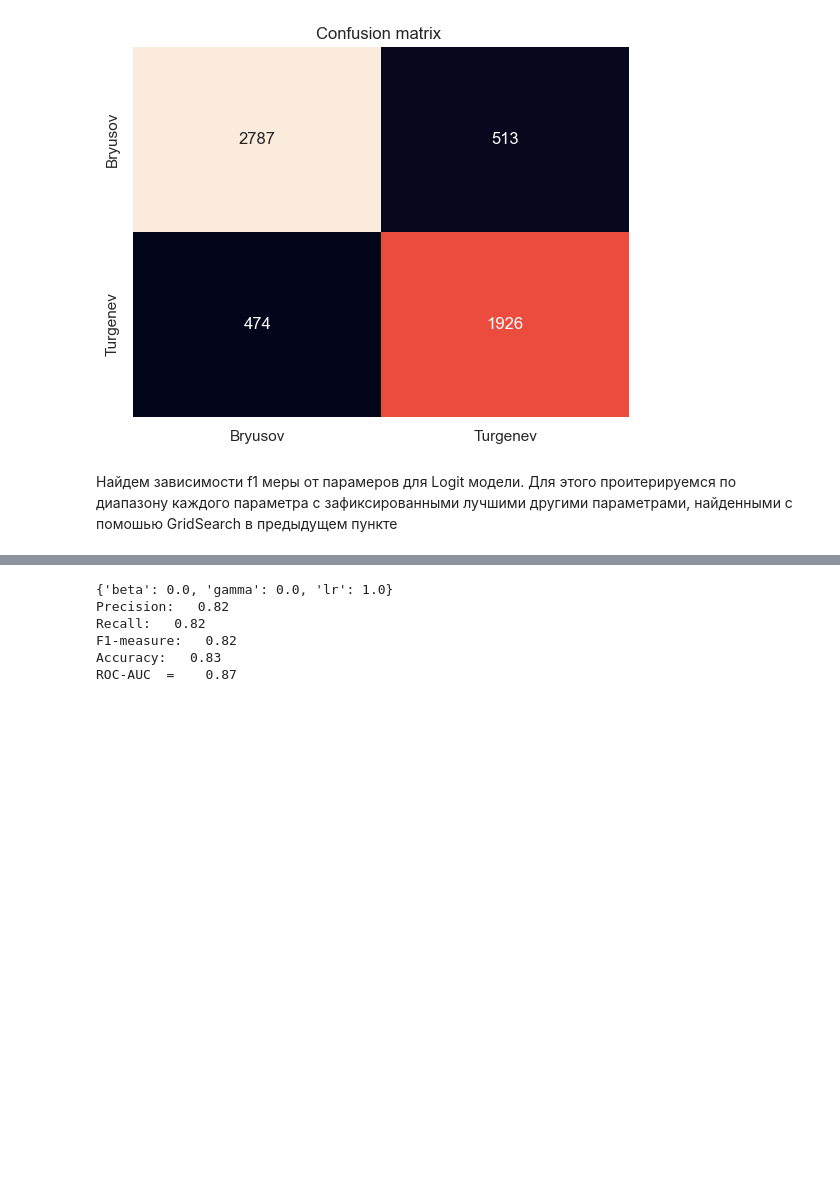
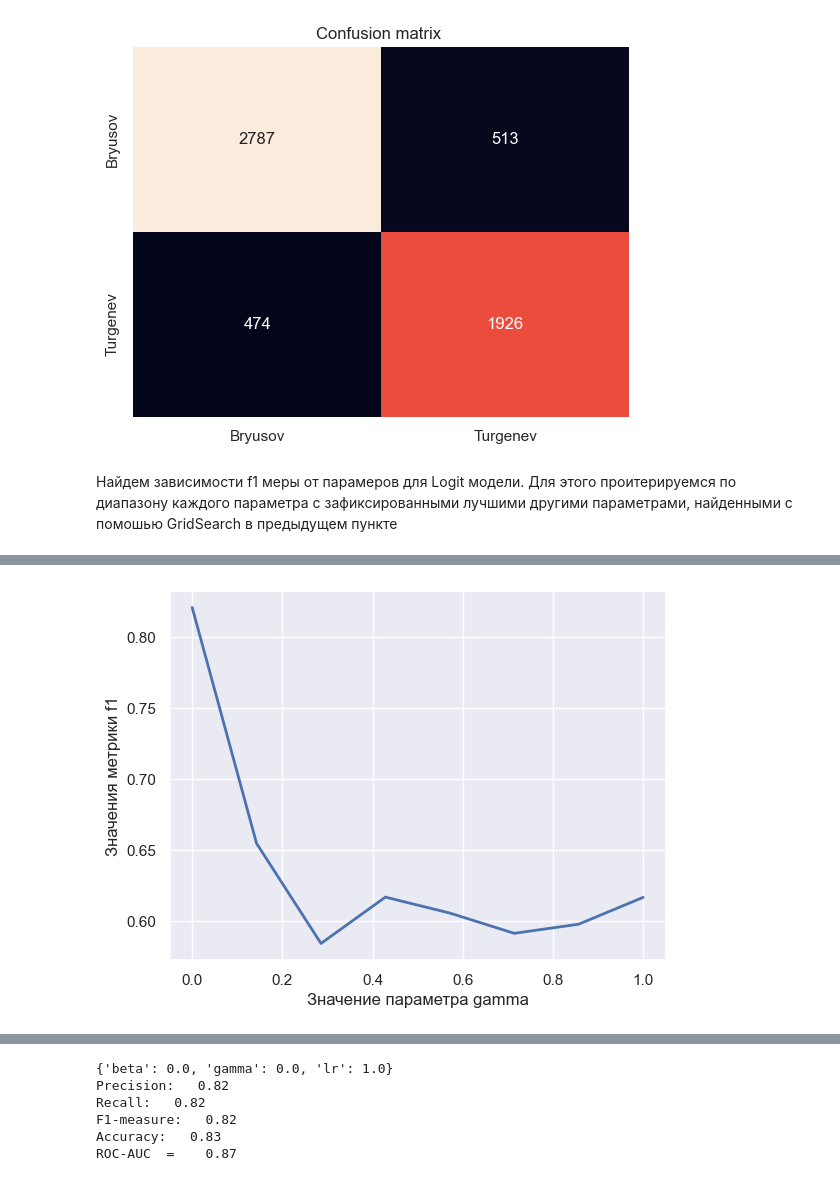
Before and after one commit to Bogdan108/ML, a Jupyter notebook: HW/HW_3/HW3_v8.ipynb, the cells around one changed output, grey strips where cells are left out. Drawn from its saved outputs; the diff is of its cells as text; code cells hidden in the pictures; blank space fills up the shorter version.

```diff
--- a/HW/HW_3/HW3_v8.ipynb
+++ b/HW/HW_3/HW3_v8.ipynb
@@ -469,10 +500,12 @@ SyntaxError: expression cannot contain assignment, perhaps you meant "=="? (1345
 # %%
-gama_result = []
-for gama in params_logit['gama']:
-    svr = Logit(max_iter=1000, 'gama'=gama)
-    clf.fit(train_texts, train_y)
-    pred = clf.predict(test_texts)
-    gama_result.append(f1_score(test_y, pred, average='macro'))
-show_f1(params_logit['gama'],gama_result,'gama' )
+gamma_result = []
+for gamma in params_logit['gamma']:
+    svr = Logit(max_iter=1000, gamma=gamma, beta=0, lr=1)
+    svr.fit(train_texts, train_y)
+    pred = svr.predict(test_texts)
+    gamma_result.append(f1_score(test_y, pred, average='macro'))
+show_f1(params_logit['gamma'],gamma_result,'gamma' )
+# %% [output]
+[figure, added]
 # %%
 lr_result = []
```
Also changed, not shown: parts of 11 cells of this notebook.
